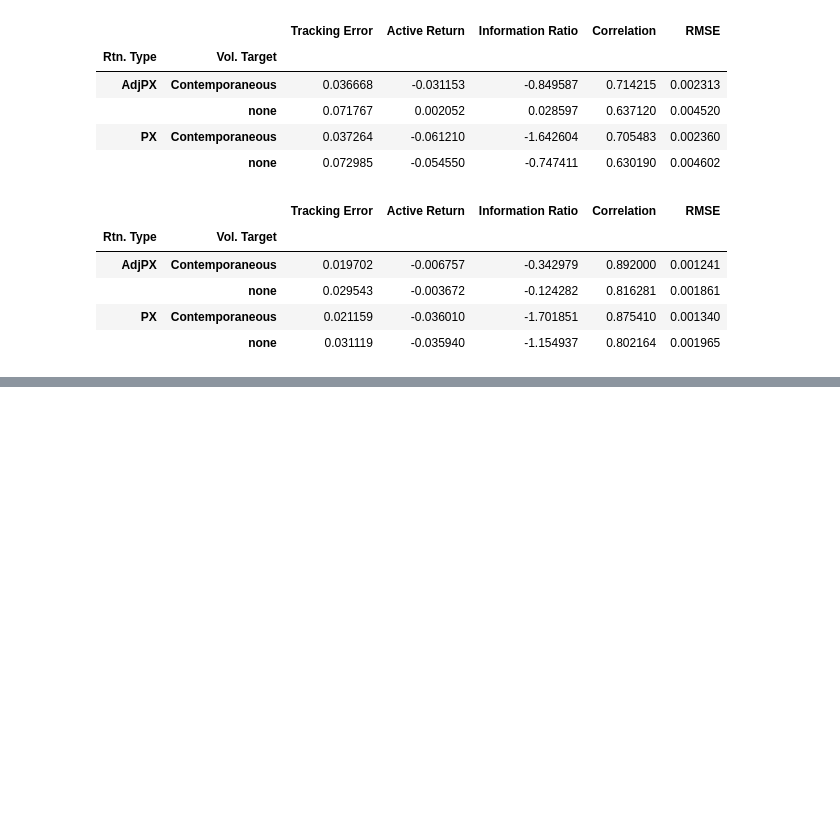
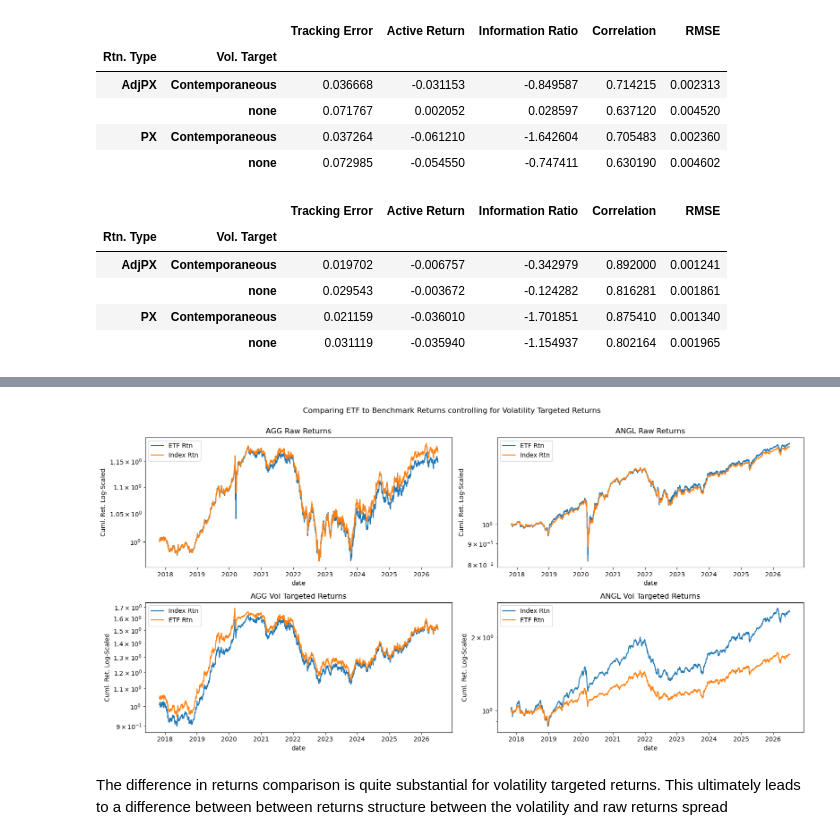
Before and after one commit to diegodalvarez/FallenAngelRiskPremia, a Jupyter notebook: notebook/1CreditComparison.ipynb, the cells around one changed output, grey strips where cells are left out. Saved outputs shown, nothing was run; the diff lists cells and outputs as text; code cells hidden in the pictures; blank space fills up the shorter version.

```diff
--- a/notebook/1CreditComparison.ipynb
+++ b/notebook/1CreditComparison.ipynb
@@ -696,0 +725,18 @@ def get_tracking_error(df: pd.DataFrame, benchmark_name: str) -> pd.DataFrame:
+# %%
+def _get_vol(df: pd.DataFrame, vol_target: float = 0.1, vol_window: int = 100, threshold: float = 0.1) -> pd.DataFrame:
+
+    df_out = (df
+        .reset_index()
+        .set_index(["date", "index_ticker"])
+        .sort_index()
+        .apply(lambda x: x * (vol_target / (x.ewm(span = vol_window, adjust = False).std() * np.sqrt(252))))
+        .apply(lambda x: np.where(np.abs(x) > threshold, np.nan, x))
+        .reset_index())
+
+    return df_out
+
+df_adj = (df_combined
+    .groupby("etf_ticker")
+    .apply(_get_vol)
+    .reset_index()
+    .drop(columns = ["level_1"]))
@@ -696,0 +759,35 @@ def get_tracking_error(df: pd.DataFrame, benchmark_name: str) -> pd.DataFrame:
+# %%
+tickers   = df_adj.etf_ticker.drop_duplicates().sort_values().to_list()
+fig, axes = plt.subplots(ncols = len(tickers), nrows = len(tickers), figsize = (16,8))
+
+for i, ticker in enumerate(tickers):
+
+    (df_adj
+        .loc[lambda x: x.etf_ticker == ticker]
+        .set_index("date")
+        [["index_rtn", "etf_rtn"]]
+        .rename(columns = RENAMER)
+        .dropna()
+        .apply(lambda x: np.cumprod(1 + x))
+        .plot(
+            logy  = True,
+            ax    = axes[1,i],
+            title = "{} Vol Targeted Returns".format(ticker)))
+
+    (df_combined
+        .loc[lambda x: x.etf_ticker == ticker]
+        [["etf_rtn", "index_rtn"]]
+        .rename(columns = RENAMER)
+        .apply(lambda x: np.cumprod(1 + x))
+        .plot(
+            logy  = True,
+            ax    = axes[0,i],
+            title = "{} Raw Returns".format(ticker)))
+
+for ax in axes.flatten(): ax.set_ylabel("Cuml. Ret. Log-Scaled")
+fig.suptitle("Comparing ETF to Benchmark Returns controlling for Volatility Targeted Returns\n")
+plt.tight_layout()
+# %% [output]
+[figure, added]
+# %% [markdown]
+The difference in returns comparison is quite substantial for volatility targeted returns. This ultimately leads to a difference between between returns structure between the volatility and raw returns spread
```
Also changed, not shown: parts of 10 cells of this notebook, 6 other files.
